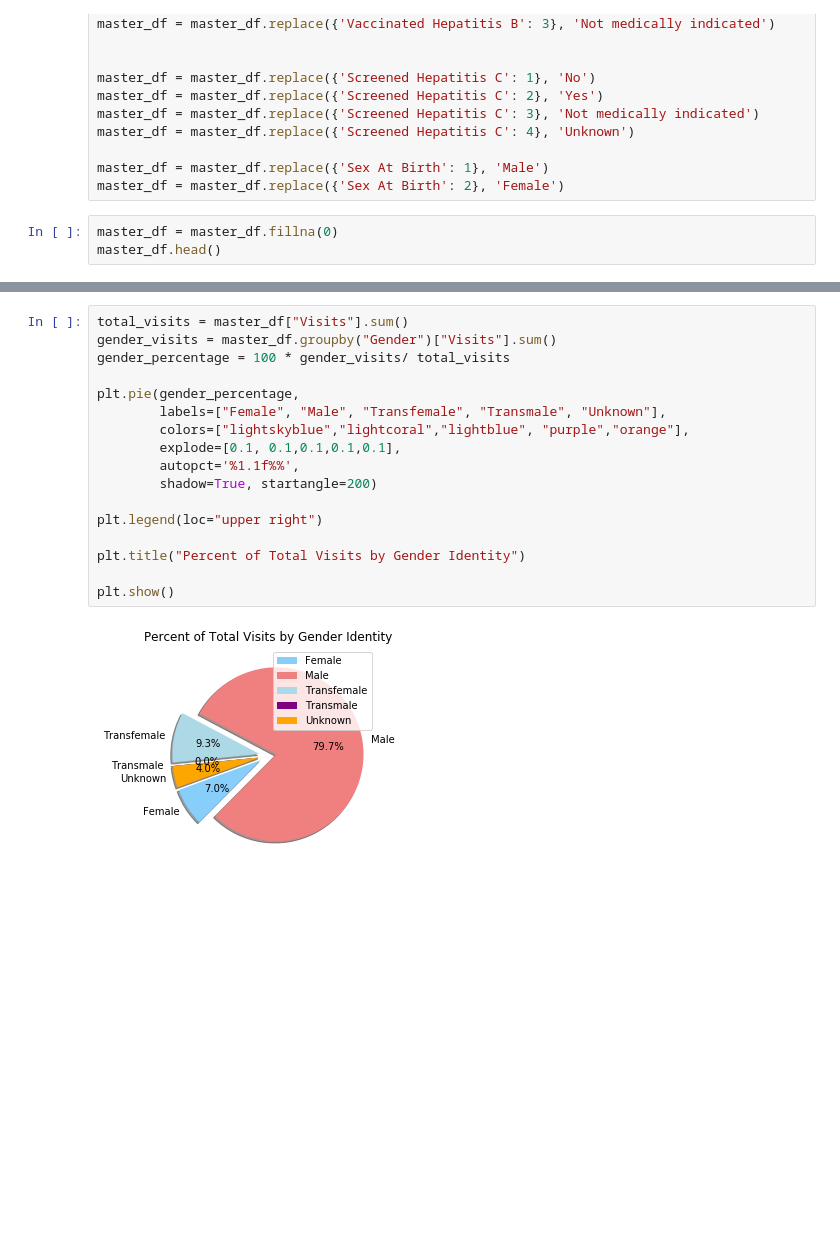
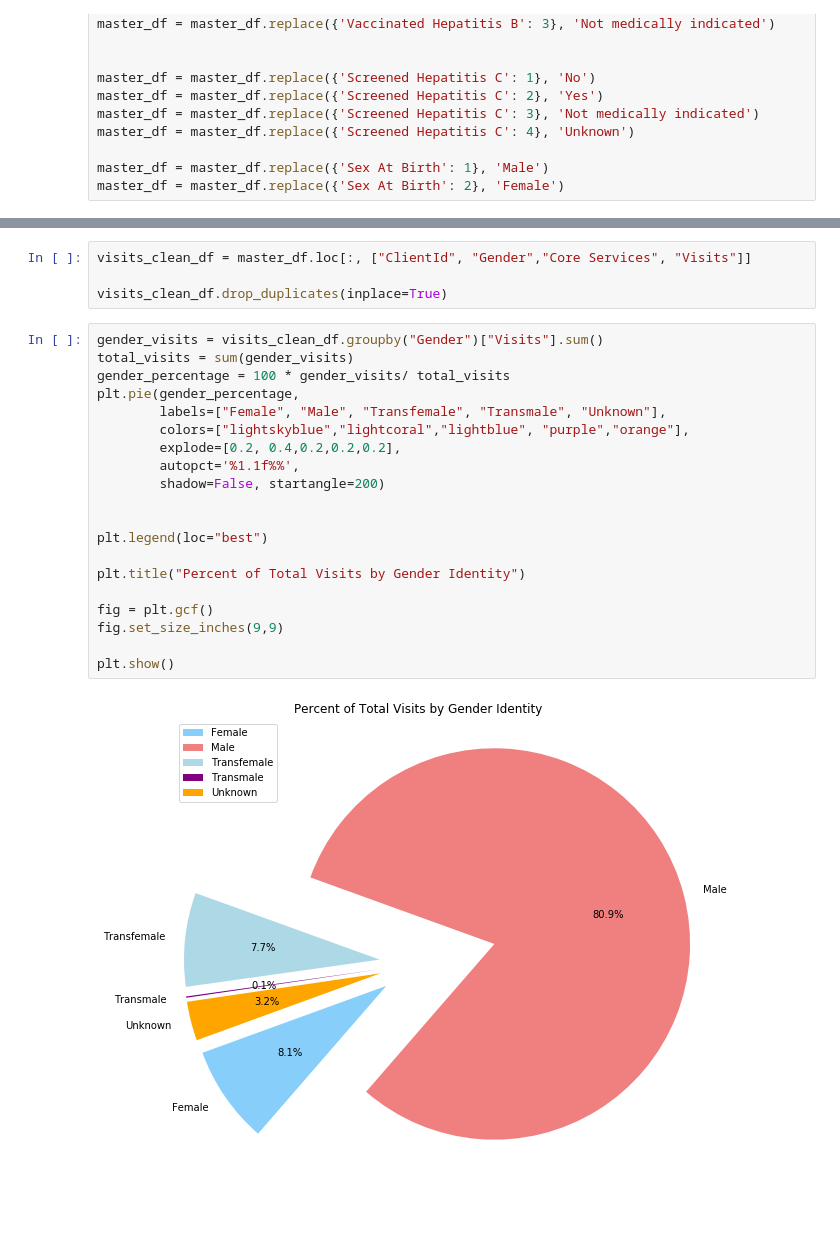
Before and after one commit to rihamramadan/Project-1, a Jupyter notebook: Merged Files.ipynb, the cells around one changed output, grey strips where cells are left out. Cells and saved outputs as stored; diff of their text form; blank space fills up the shorter version.

```diff
--- a/Merged Files.ipynb
+++ b/Merged Files.ipynb
@@ -312,6 +296,3 @@ master_df = master_df.replace({'Screened Hepatitis C': 4}, 'Unknown')
 
 master_df = master_df.replace({'Sex At Birth': 1}, 'Male')
 master_df = master_df.replace({'Sex At Birth': 2}, 'Female')
-# %%
-master_df = master_df.fillna(0)
-master_df.head()
@@ -328,20 +312,27 @@ master_df.to_csv(r'master_data.csv')
+# %%
+visits_clean_df = master_df.loc[:, ["ClientId", "Gender","Core Services", "Visits"]]
+
+visits_clean_df.drop_duplicates(inplace=True)
 # %%
-total_visits = master_df["Visits"].sum()
-gender_visits = master_df.groupby("Gender")["Visits"].sum()
+gender_visits = visits_clean_df.groupby("Gender")["Visits"].sum()
+total_visits = sum(gender_visits)
 gender_percentage = 100 * gender_visits/ total_visits
-
 plt.pie(gender_percentage,
         labels=["Female", "Male", "Transfemale", "Transmale", "Unknown"],
         colors=["lightskyblue","lightcoral","lightblue", "purple","orange"],
-        explode=[0.1, 0.1,0.1,0.1,0.1],
+        explode=[0.2, 0.4,0.2,0.2,0.2],
         autopct='%1.1f%%',
-        shadow=True, startangle=200)
+        shadow=False, startangle=200)
 
-plt.legend(loc="upper right")
+
+plt.legend(loc="best")
 
 plt.title("Percent of Total Visits by Gender Identity")
 
+fig = plt.gcf()
+fig.set_size_inches(9,9)
+
 plt.show()
 # %% [output]
-[figure, old version]
+[figure, new version]
 # %%
```
Also changed, not shown: parts of 14 cells of this notebook, 1 other file.
